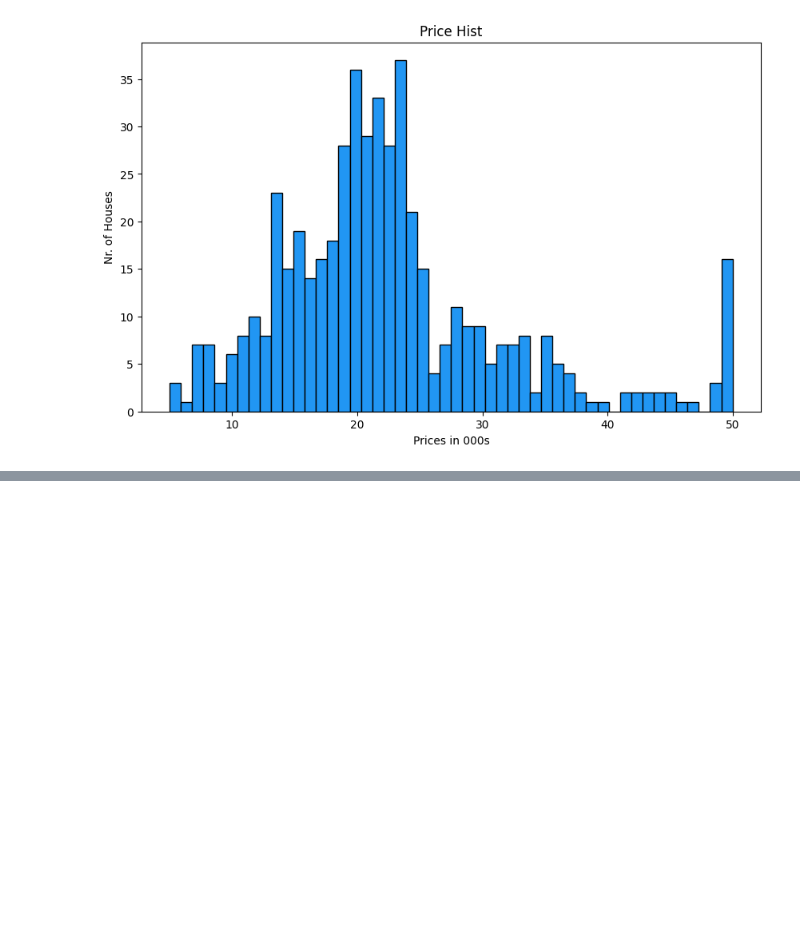
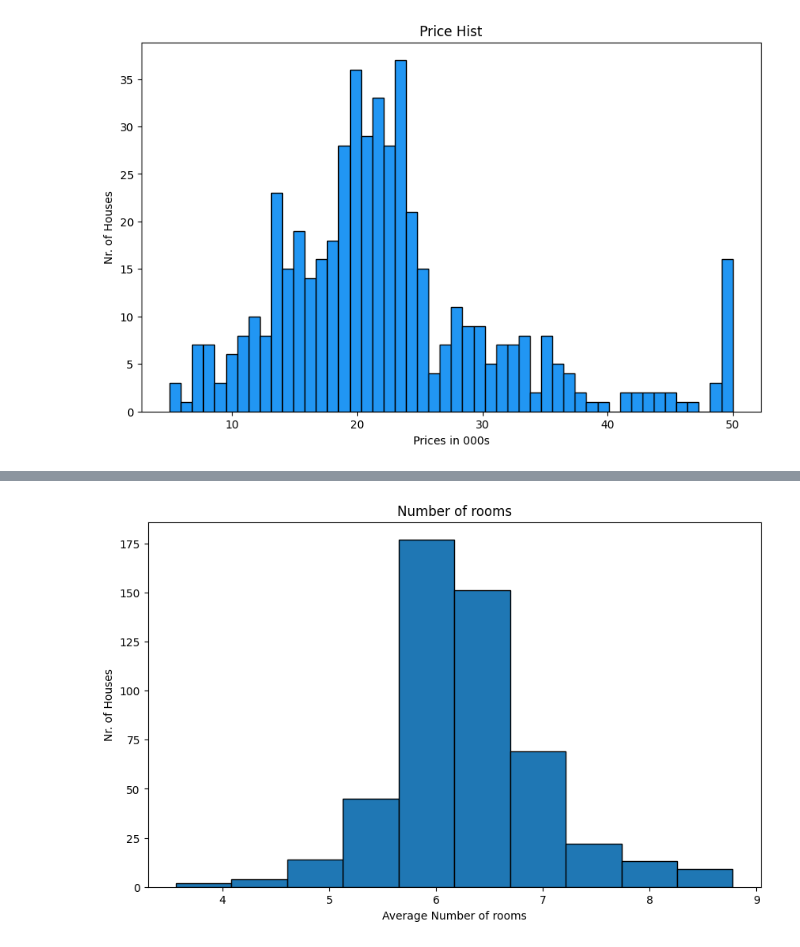
Before and after one commit to bondaleksey/learning-curve-first-steps, a Jupyter notebook: basic-ml/multivariable-linear-regression.ipynb, the cells around one changed output, grey strips where cells are left out. Saved outputs shown, nothing was run; the diff lists cells and outputs as text; code cells hidden in the pictures; blank space fills up the shorter version.

```diff
--- a/basic-ml/multivariable-linear-regression.ipynb
+++ b/basic-ml/multivariable-linear-regression.ipynb
@@ -190 +179,10 @@ plt.show()
+# %%
+plt.figure(figsize=(10,6))
+plt.hist(df['RM'], ec='black')
+plt.xlabel('Average Number of rooms')
+plt.ylabel('Nr. of Houses')
+plt.title('Number of rooms')
+plt.show()
+# %% [output]
+[figure, added]
 # %%
```
Also changed, not shown: parts of 10 cells of this notebook.
